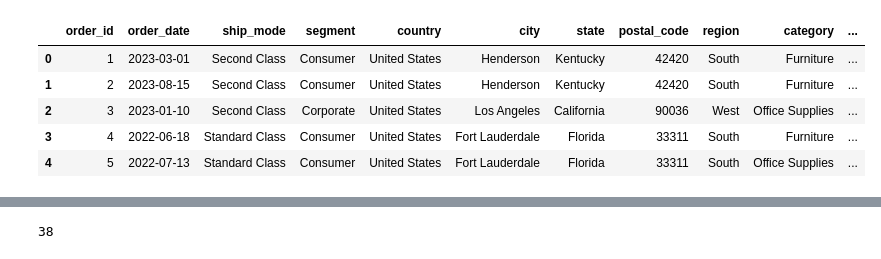
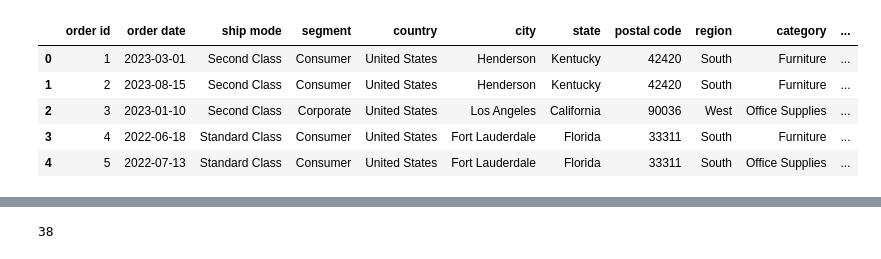
Before and after one commit to Manavkhandelwal401/Retail-Business-Data-Quality-Analytics, a Jupyter notebook: Order Data Analysis.ipynb, the cells around one changed output, grey strips where cells are left out. Drawn from its saved outputs; the diff is of its cells as text; code cells hidden in the pictures.

```diff
--- a/Order Data Analysis.ipynb
+++ b/Order Data Analysis.ipynb
@@ -6,7 +1,14 @@ os.getcwd()
 # %%
-# Load dataset with explicit null value mapping to handle missing data consistently
-# 'Not Available' and 'unknown' strings are treated as NaN for proper aggregation later
+#Load dataset with explicit null value mapping to handle missing data consistently
+
+#'Not Available' and 'unknown' strings are treated as NaN for proper aggregation later
+
 import pandas as pd
-retail_df = pd.read_csv('orders.csv',na_values=['Not Available', 'unknown'])
+
+retail_df = pd.read_csv(
+    "orders.csv",
+    na_values=["Not Available", "unknown"]
+)
+
 retail_df['Ship Mode'].unique()
 # %% [output]
@@ -14,7 +17,9 @@ FileNotFoundError: [Errno 2] No such file or directory: 'orders.csv'
 # %%
 #Rename columns names and make them lower case and replace space with underscore
-#retail_df.rename(columns={'Order Id':'order_id', 'City': 'city'})
-#retail_df.columns=retail_df.columns.str.lower()
-#retail_df.columns=retail_df.columns.str.replace(' ','_')
+
+retail_df.rename(columns={'Order Id':'order_id', 'City': 'city'})
+
+retail_df.columns=retail_df.columns.str.lower()
+
 retail_df.head(5)
 # %% [output]
@@ -24,3 +29,15 @@ retail_df.head(5)
 | 2 | 3 | 2023-01-10 | Second Class | Corporate | United States | Los Angeles | California | 90036 | West | Office Supplies | ... |
 | 3 | 4 | 2022-06-18 | Standard Class | Consumer | United States | Fort Lauderdale | Florida | 33311 | South | Furniture | ... |
 | 4 | 5 | 2022-07-13 | Standard Class | Consumer | United States | Fort Lauderdale | Florida | 33311 | South | Office Supplies | ... |
+# %%
+#Derive discount
+
+retail_df['discount'] = retail_df['list price'] * retail_df['discount percent']*.01
+
+#retail_df.head()
+
+#Derive sale price
+
+retail_df['sale price'] = retail_df['list price'] - retail_df['discount']
+
+retail_df.head()
@@ -27,10 +51,11 @@ retail_df.head(5)
 # %%
-# Calculate profit margin as the difference between sale price and cost
-# This derived column enables profitability analysis across segments and time periods
-retail_df['profit']=retail_df['sale_price']-retail_df['cost_price']
+#This derived column enables profitability analysis across segments and time periods
+
+retail_df['profit'] = retail_df['sale price'] - retail_df['cost price']
+
 retail_df.head(5)
 # %% [output]
-|  | order_id | order_date | ship_mode | segment | country | city | state | postal_code | region | category | ... |
+|  | order id | order date | ship mode | segment | country | city | state | postal code | region | category | ... |
 | 0 | 1 | 2023-03-01 | Second Class | Consumer | United States | Henderson | Kentucky | 42420 | South | Furniture | ... |
 | 1 | 2 | 2023-08-15 | Second Class | Consumer | United States | Henderson | Kentucky | 42420 | South | Furniture | ... |
 | 2 | 3 | 2023-01-10 | Second Class | Corporate | United States | Los Angeles | California | 90036 | West | Office Supplies | ... |
```
Also changed, not shown: parts of 8 cells of this notebook.
